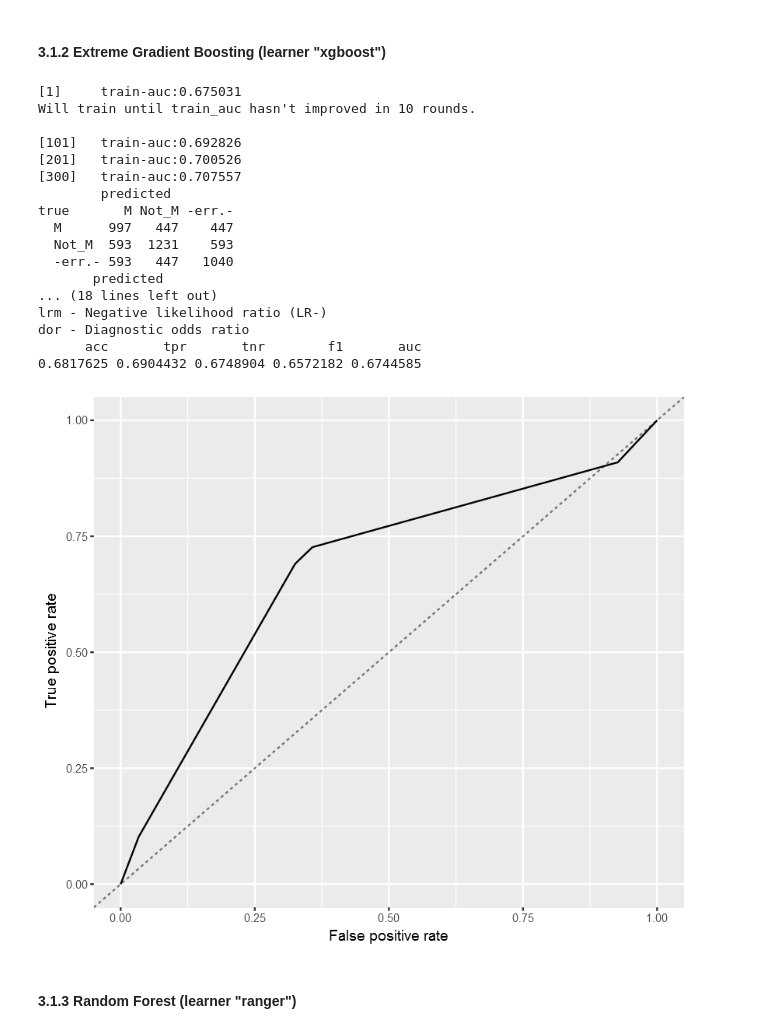
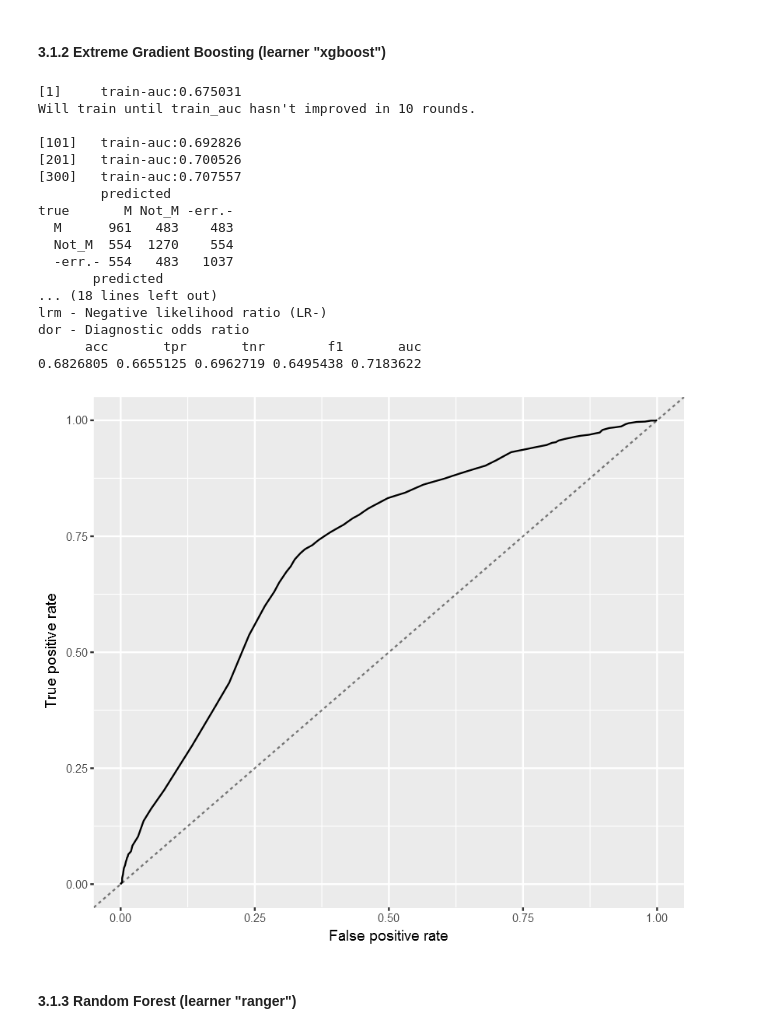
Before and after one commit to taroull/Notebook-112_Prediction_Classification, a Jupyter notebook: Statistical modelling of incidents data.ipynb, the cells around one changed output. Drawn from its saved outputs; the diff is of its cells as text; code cells hidden in the pictures.

```diff
--- a/Statistical modelling of incidents data.ipynb
+++ b/Statistical modelling of incidents data.ipynb
@@ -445,27 +445,27 @@ mlr.learner.xgb = makeLearner(
 )
 # %%
 training.model = mlr::train(mlr.learner.xgb, mlr.task.training.ohe)
-mrl.predict = predict(training.model, mlr.task.testing.ohe)
+mlr.predict = predict(training.model, mlr.task.testing.ohe)
 perf_ROC(mlr.predict)
 # %% [output]
 [1]     train-auc:0.675031
 Will train until train_auc hasn't improved in 10 rounds.
 
 [101]   train-auc:0.692826
 [201]   train-auc:0.700526
 [300]   train-auc:0.707557
         predicted
 true       M Not_M -err.-
-  M      997   447    447
-  Not_M  593  1231    593
-  -err.- 593   447   1040
+  M      961   483    483
+  Not_M  554  1270    554
+  -err.- 554   483   1037
        predicted
 ... (18 lines left out)
 lrm - Negative likelihood ratio (LR-)
 dor - Diagnostic odds ratio
       acc       tpr       tnr        f1       auc
-0.6817625 0.6904432 0.6748904 0.6572182 0.6744585
+0.6826805 0.6655125 0.6962719 0.6495438 0.7183622
-[figure, old version]
+[figure, new version]
 # %% [markdown]
 #### 3.1.3 Random Forest (learner "ranger")
 # %%
```
Also changed, not shown: 1 other file.
